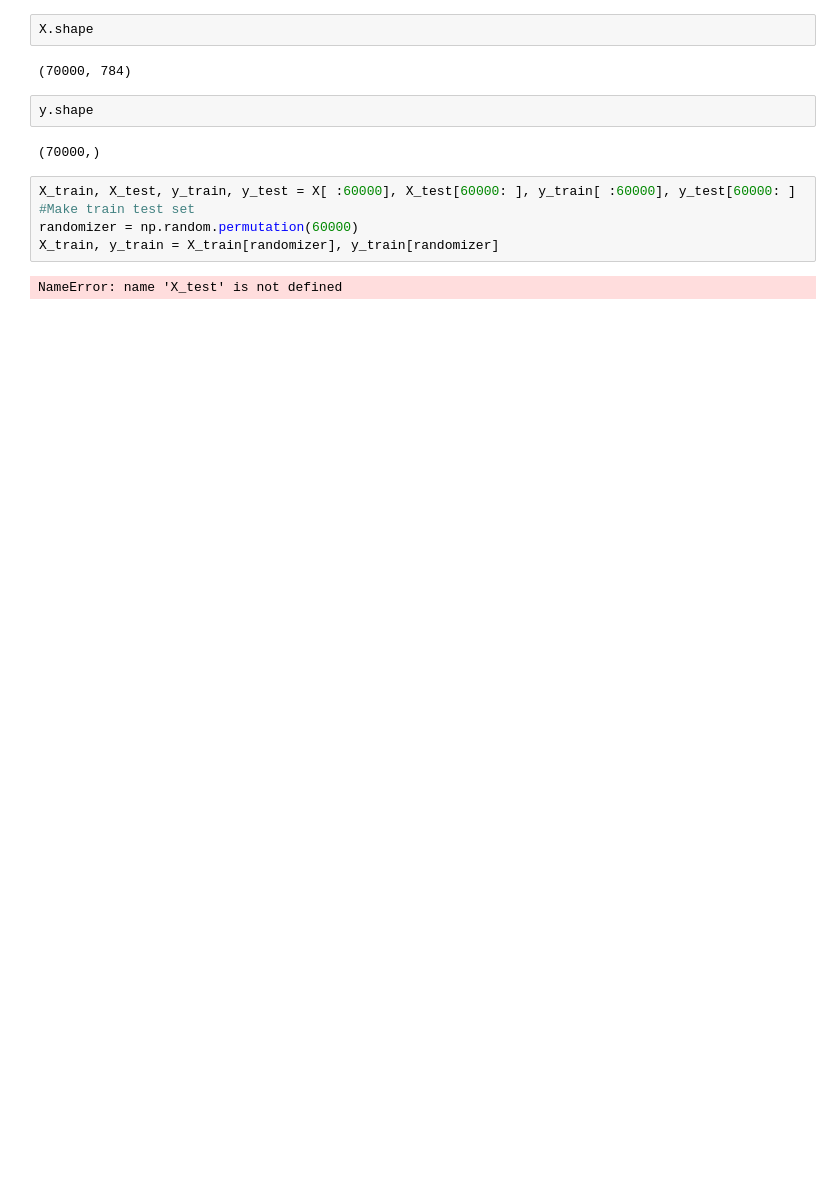
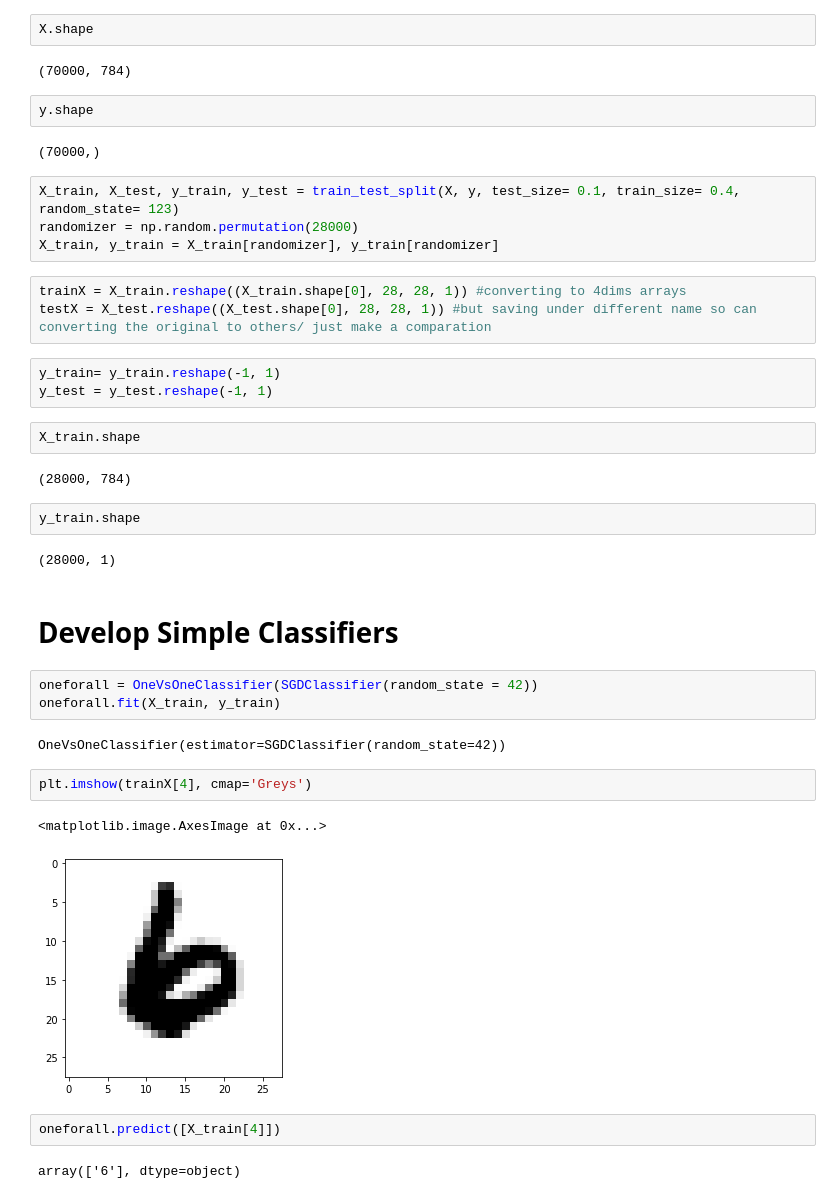
Before and after one commit to addiamir/MNIST_complete_data_analysis, a Jupyter notebook: MNIST_simple.ipynb, the cells around one changed output. Cells and saved outputs as stored; diff of their text form; blank space fills up the shorter version.

```diff
--- a/MNIST_simple.ipynb
+++ b/MNIST_simple.ipynb
@@ -48,8 +51,36 @@ y.shape
 # %% [output]
 (70000,)
 # %%
-X_train, X_test, y_train, y_test = X[ :60000], X_test[60000: ], y_train[ :60000], y_test[60000: ] #Make train test set
-randomizer = np.random.permutation(60000)
+X_train, X_test, y_train, y_test = train_test_split(X, y, test_size= 0.1, train_size= 0.4, random_state= 123)
+randomizer = np.random.permutation(28000)
 X_train, y_train = X_train[randomizer], y_train[randomizer]
-# %% [output]
-NameError: name 'X_test' is not defined
+# %%
+trainX = X_train.reshape((X_train.shape[0], 28, 28, 1)) #converting to 4dims arrays
+testX = X_test.reshape((X_test.shape[0], 28, 28, 1)) #but saving under different name so can converting the original to others/ just make a comparation
+# %%
+y_train= y_train.reshape(-1, 1)
+y_test = y_test.reshape(-1, 1)
+# %%
+X_train.shape
+# %% [output]
+(28000, 784)
+# %%
+y_train.shape
+# %% [output]
+(28000, 1)
+# %% [markdown]
+# Develop Simple Classifiers
+# %%
+oneforall = OneVsOneClassifier(SGDClassifier(random_state = 42))
+oneforall.fit(X_train, y_train)
+# %% [output]
+OneVsOneClassifier(estimator=SGDClassifier(random_state=42))
+# %%
+plt.imshow(trainX[4], cmap='Greys')
+# %% [output]
+<matplotlib.image.AxesImage at 0x...>
+[figure, added]
+# %%
+oneforall.predict([X_train[4]])
+# %% [output]
+array(['6'], dtype=object)
```
Also changed, not shown: parts of 4 cells of this notebook.
